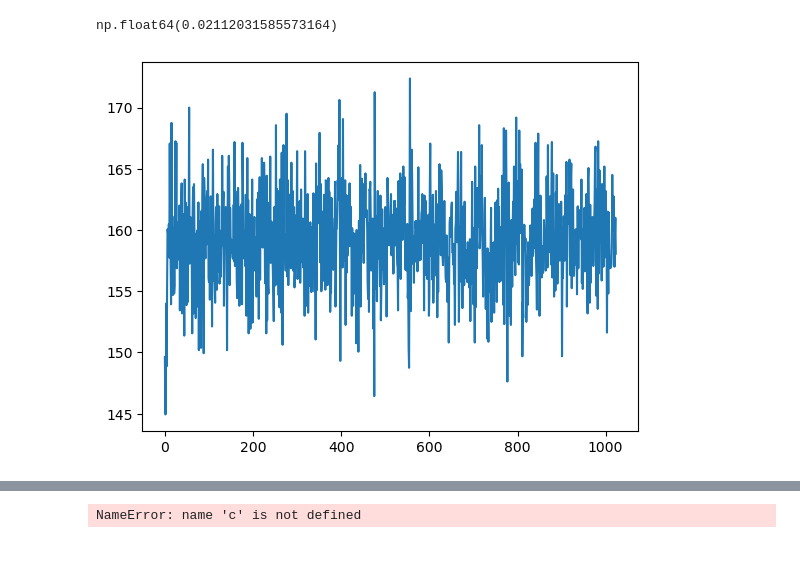
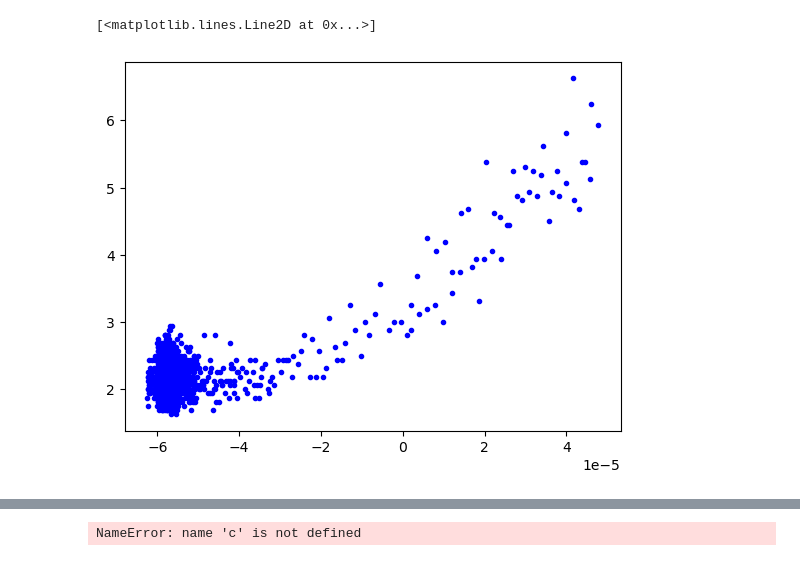
Before and after one commit to lusee-night/uncrater, a Jupyter notebook: calib_test.ipynb, the cells around one changed output, grey strips where cells are left out. Saved outputs shown, nothing was run; the diff lists cells and outputs as text; code cells hidden in the pictures.

```diff
--- a/calib_test.ipynb
+++ b/calib_test.ipynb
@@ -133,10 +144,10 @@ C.cd_fd1[400:].std(),C.cd_sd1[400:].mean(), C.cd_powertop1.mean(), C.cd_powerbot
 # %%
-plt.plot(C.cd_snr1)
-C.cd_powerbot2[:4000].std()/C.cd_powerbot2[:4000].mean()
+plt.plot(C.cd_drift,C.cd_snr1,'b.')
+#C.cd_powerbot2[:4000].std()/C.cd_powerbot2[:4000].mean()
 #Cd.cd_powertop2[1000:3000].mean()/C.cd_powertop2[1000:3000].mean()
 # %% [output]
-np.float64(0.02112031585573164)
+[<matplotlib.lines.Line2D at 0x...>]
-[figure, old version]
+[figure, new version]
 # %%
 plt.plot(C.cd_have_lock)
 # %% [output]
```
Also changed, not shown: parts of 25 cells of this notebook, 6 other files.
